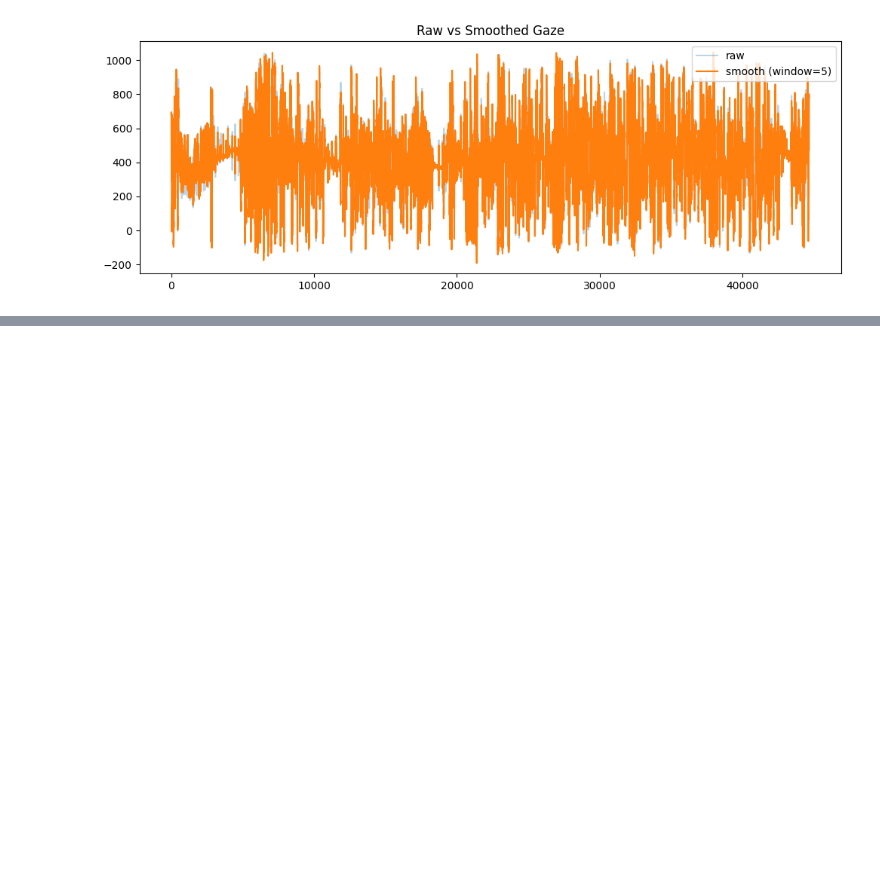
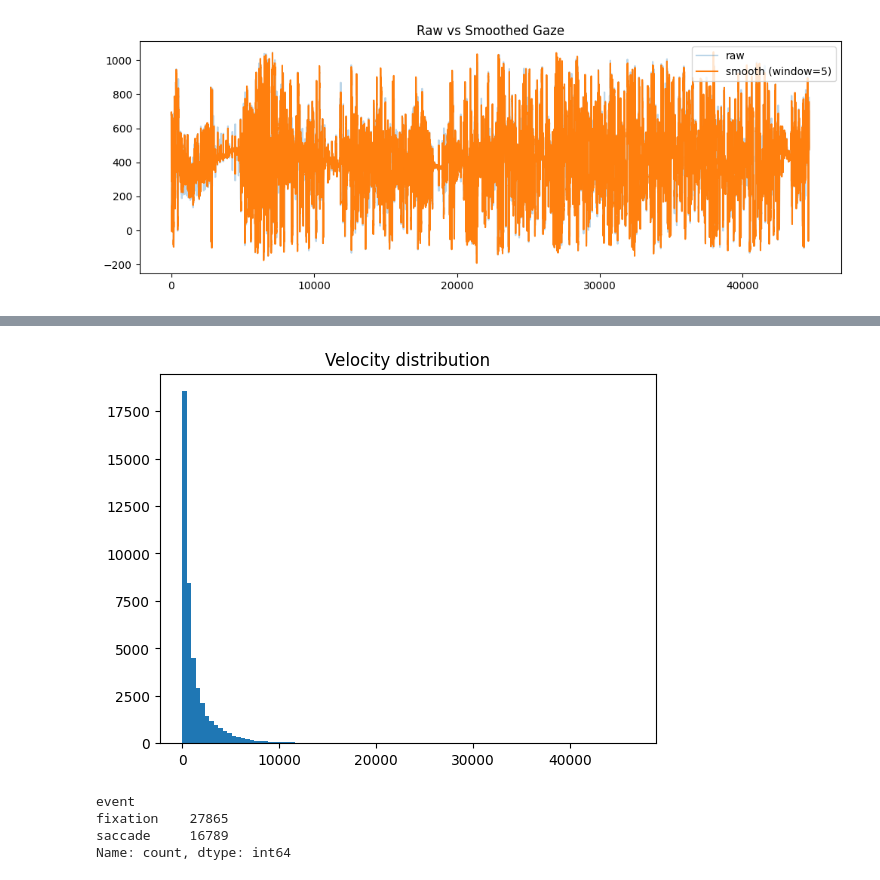
Before and after one commit to raquelmdtum/master-thesis, a Jupyter notebook: notebooks/do_eyetracking.ipynb, the cells around one changed output, grey strips where cells are left out. Cells and saved outputs as stored; diff of their text form; code cells hidden in the pictures; blank space fills up the shorter version.

Commit message:
Fixations identified

```diff
--- a/notebooks/do_eyetracking.ipynb
+++ b/notebooks/do_eyetracking.ipynb
@@ -23,7 +24,7 @@ def load_gaze(csv_path):
 
     return df[['time', 'x', 'y']]
 # %%
-gaze_df = load_gaze("/home/s243636/master-thesis/supp/gaze/sub-OE002/ses-Hellerup/gaze.csv")
+gaze_df = load_gaze("/mnt/raid/emotional_data_raquel/supp_mine/gaze/sub-OE002/ses-Hellerup/gaze.csv")
 gaze_df.head()
 # %% [output]
 |  | time | x | y |
@@ -138,3 +139,29 @@ plt.title("Raw vs Smoothed Gaze")
 plt.show()
 # %% [output]
 [figure]
+# %%
+def compute_velocity(df, time_col='time'):
+    df = df.copy()
+
+    # Convert time to seconds
+    t_sec = pd.to_datetime(df[time_col]).astype('int64') / 1e9
+
+    # Compute differences
+    dt = np.diff(t_sec)
+    dx = np.diff(df['x_smooth'])
+    dy = np.diff(df['y_smooth'])
+
+    # Avoid division by zero
+    dt[dt == 0] = np.nan
+
+    # Compute velocity
+    velocity = np.sqrt(dx**2 + dy**2) / dt
+
+    # Add to dataframe
+    df['velocity'] = np.nan
+    df.iloc[1:, df.columns.get_loc('velocity')] = velocity
+
+    return df
+# %%
+gaze = compute_velocity(gaze)
+gaze.head()
@@ -140,0 +187,6 @@ plt.show()
+# %%
+plt.hist(gaze['velocity'].dropna(), bins=100)
+plt.title("Velocity distribution")
+plt.show()
+# %% [output]
+[figure, added]
@@ -140,0 +201,8 @@ plt.show()
+# %%
+gaze = classify_ivt(gaze, threshold=1000)
+gaze['event'].value_counts()
+# %% [output]
+event
+fixation    27865
+saccade     16789
+Name: count, dtype: int64
```
Also changed, not shown: parts of 13 cells of this notebook.
